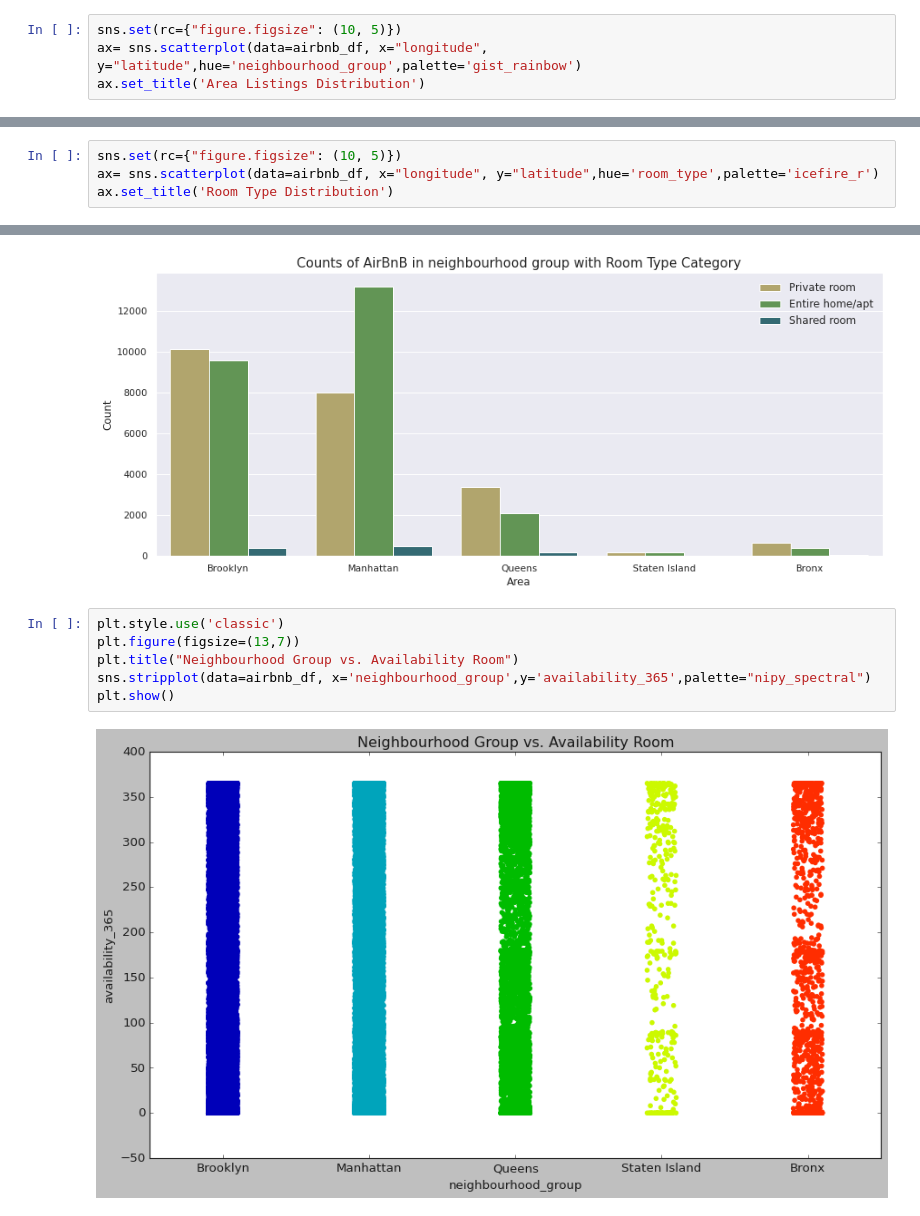
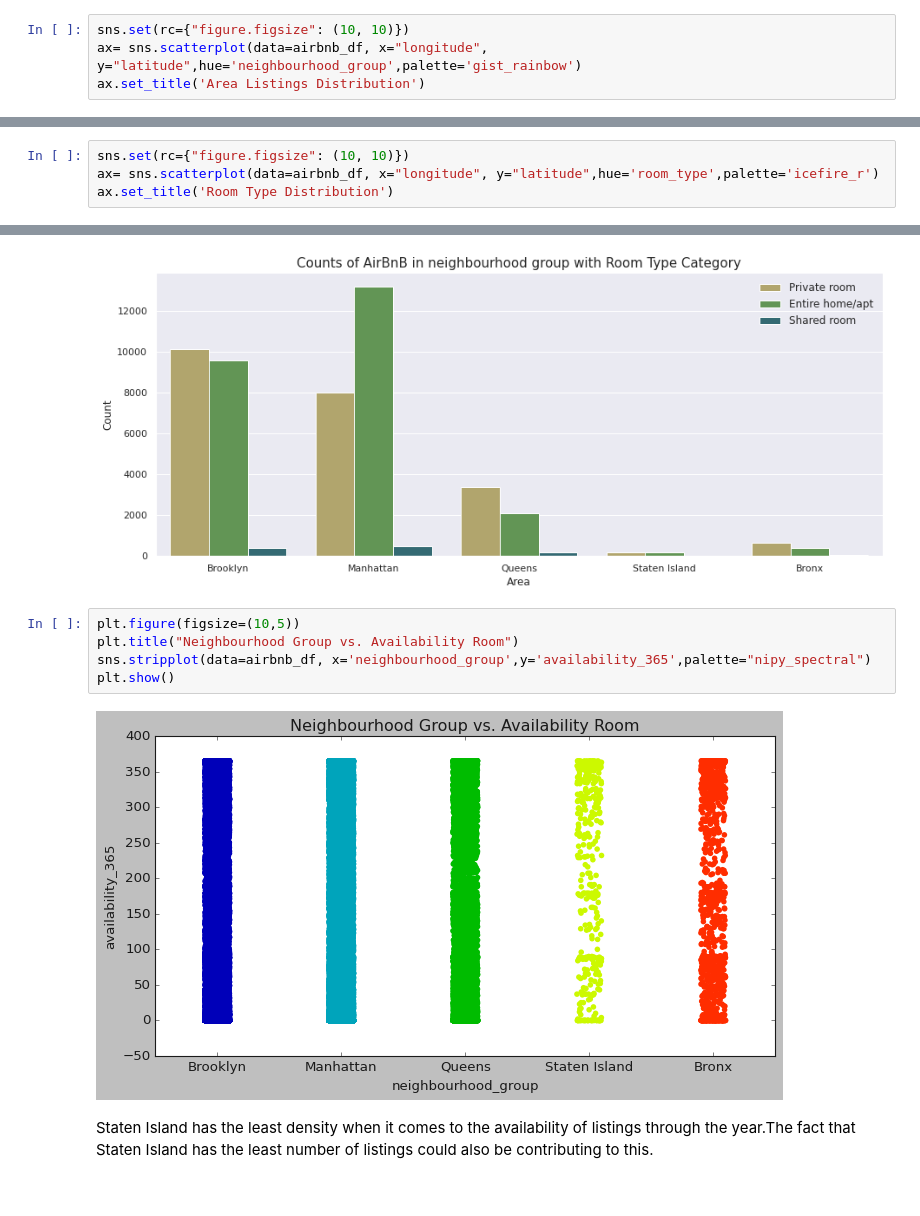
Before and after one commit to NayanaPradeep/Airbnb-Bookings-Analysis, a Jupyter notebook: Airbnb_Bookings_Analysis_Capstone_Project.ipynb, the cells around one changed output, grey strips where cells are left out. Cells and saved outputs as stored; diff of their text form.

```diff
--- a/Airbnb_Bookings_Analysis_Capstone_Project.ipynb
+++ b/Airbnb_Bookings_Analysis_Capstone_Project.ipynb
@@ -321,7 +330,7 @@ Text(0.5, 0, 'Area/Neighbourhood Group')
 # %% [markdown]
 Let's delve into the latitude and longitude aspects of the listings now.
 # %%
-sns.set(rc={"figure.figsize": (10, 5)})
+sns.set(rc={"figure.figsize": (10, 10)})
 ax= sns.scatterplot(data=airbnb_df, x="longitude", y="latitude",hue='neighbourhood_group',palette='gist_rainbow')
 ax.set_title('Area Listings Distribution')
 # %% [output]
@@ -330,5 +339,5 @@ Text(0.5, 1.0, 'Area Listings Distribution')
 # %%
-sns.set(rc={"figure.figsize": (10, 5)})
+sns.set(rc={"figure.figsize": (10, 10)})
 ax= sns.scatterplot(data=airbnb_df, x="longitude", y="latitude",hue='room_type',palette='icefire_r')
 ax.set_title('Room Type Distribution')
 # %% [output]
@@ -388,10 +470,11 @@ plt.legend(frameon=False, fontsize=12)
 <matplotlib.legend.Legend at 0x...>
 [figure]
 # %%
-plt.style.use('classic')
-plt.figure(figsize=(13,7))
+plt.figure(figsize=(10,5))
 plt.title("Neighbourhood Group vs. Availability Room")
 sns.stripplot(data=airbnb_df, x='neighbourhood_group',y='availability_365',palette="nipy_spectral")
 plt.show()
 # %% [output]
-[figure, old version]
+[figure, new version]
+# %% [markdown]
+Staten Island has the least density when it comes to the availability of listings through the year.The fact that Staten Island has the least number of listings could also be contributing to this.
```
Also changed, not shown: parts of 33 cells of this notebook.
